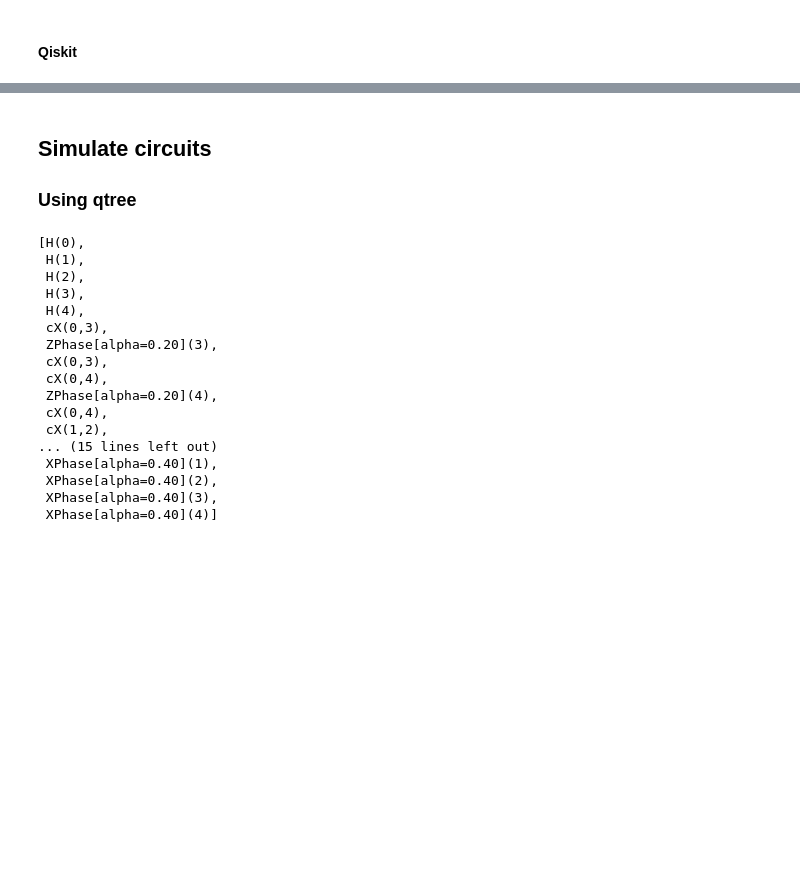
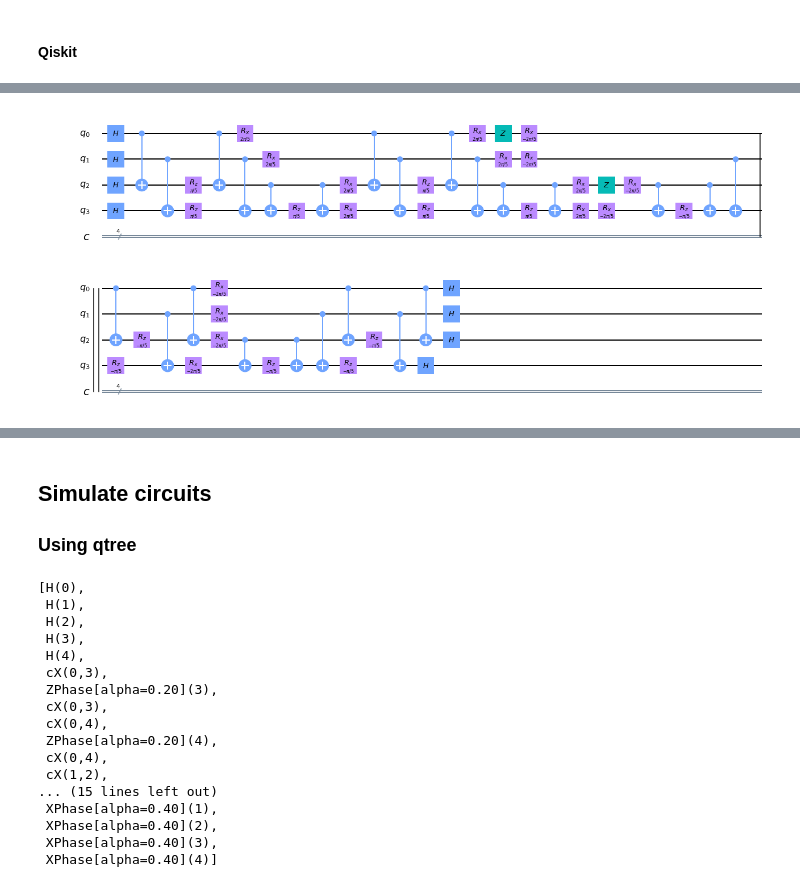
Before and after one commit to danlkv/QTensor, a Jupyter notebook: examples/QTensor usage.ipynb, the cells around one changed output, grey strips where cells are left out. Drawn from its saved outputs; the diff is of its cells as text; code cells hidden in the pictures; blank space fills up the shorter version.

```diff
--- a/examples/QTensor usage.ipynb
+++ b/examples/QTensor usage.ipynb
@@ -75,0 +69,7 @@ qiskit_qaoa.circuit.draw('mpl')
+# %%
+p = 2
+qiskit_qaoa = QiskitQAOAComposer(G, gamma=[.1]*p, beta=[.2]*p)
+qiskit_qaoa.energy_expectation_lightcone((0,2))
+qiskit_qaoa.circuit.draw('mpl')
+# %% [output]
+[figure, added]
```
Also changed, not shown: parts of 8 cells of this notebook, 6 other files.
